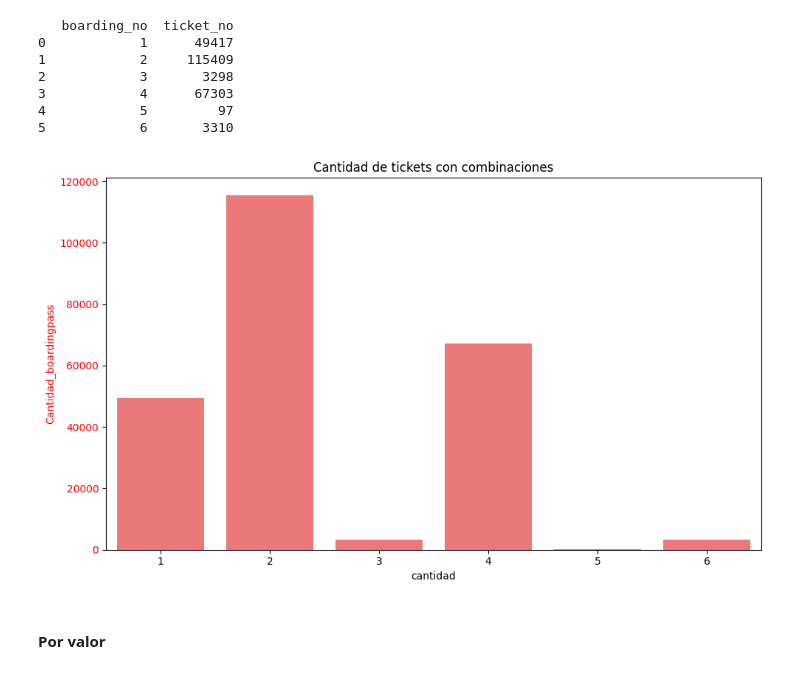
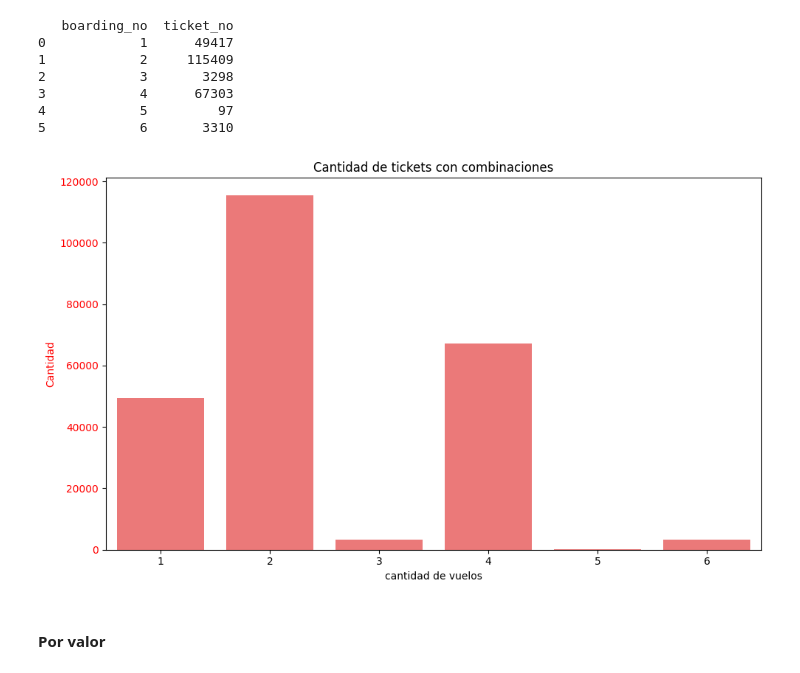
Before and after one commit to SORTEGA11/ProyectoFinalAerolineas, a Jupyter notebook: EDA/Tickets.ipynb, the cells around one changed output. Cells and saved outputs as stored; diff of their text form; code cells hidden in the pictures.

```diff
--- a/EDA/Tickets.ipynb
+++ b/EDA/Tickets.ipynb
@@ -331,20 +339,20 @@ print(df_boarding_por_ticket)
 # %%
 fig, ax1 = plt.subplots(figsize=(10, 6))
 
 
 sns.barplot(data=df_boarding_por_ticket, x='boarding_no', y='ticket_no' , ax=ax1, color='red', alpha=0.6, dodge = True)
-ax1.set_ylabel('Cantidad_boardingpass', color='red')
+ax1.set_ylabel('Cantidad', color='red')
 ax1.tick_params(axis='y', labelcolor='red')
 
 # Título del gráfico
 plt.title('Cantidad de tickets con combinaciones')
-ax1.set_xlabel('cantidad')
+ax1.set_xlabel('cantidad de vuelos')
 
 # Mostrar el gráfico
 plt.tight_layout()
 plt.show()
 # %% [output]
-[figure, old version]
+[figure, new version]
 # %% [markdown]
 #### Por valor
 # %%
```
Also changed, not shown: parts of 1 cell of this notebook, 5 other files.
